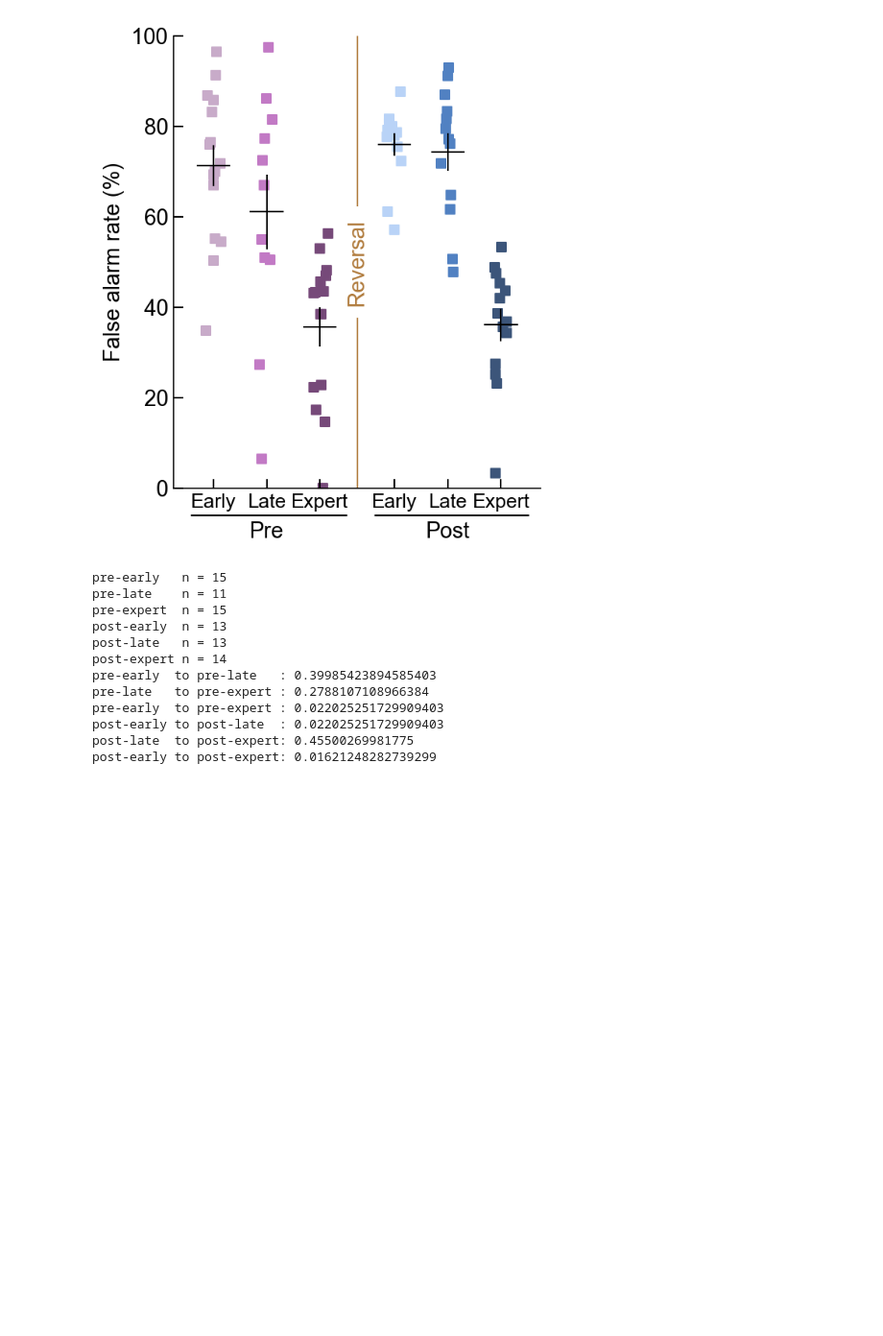
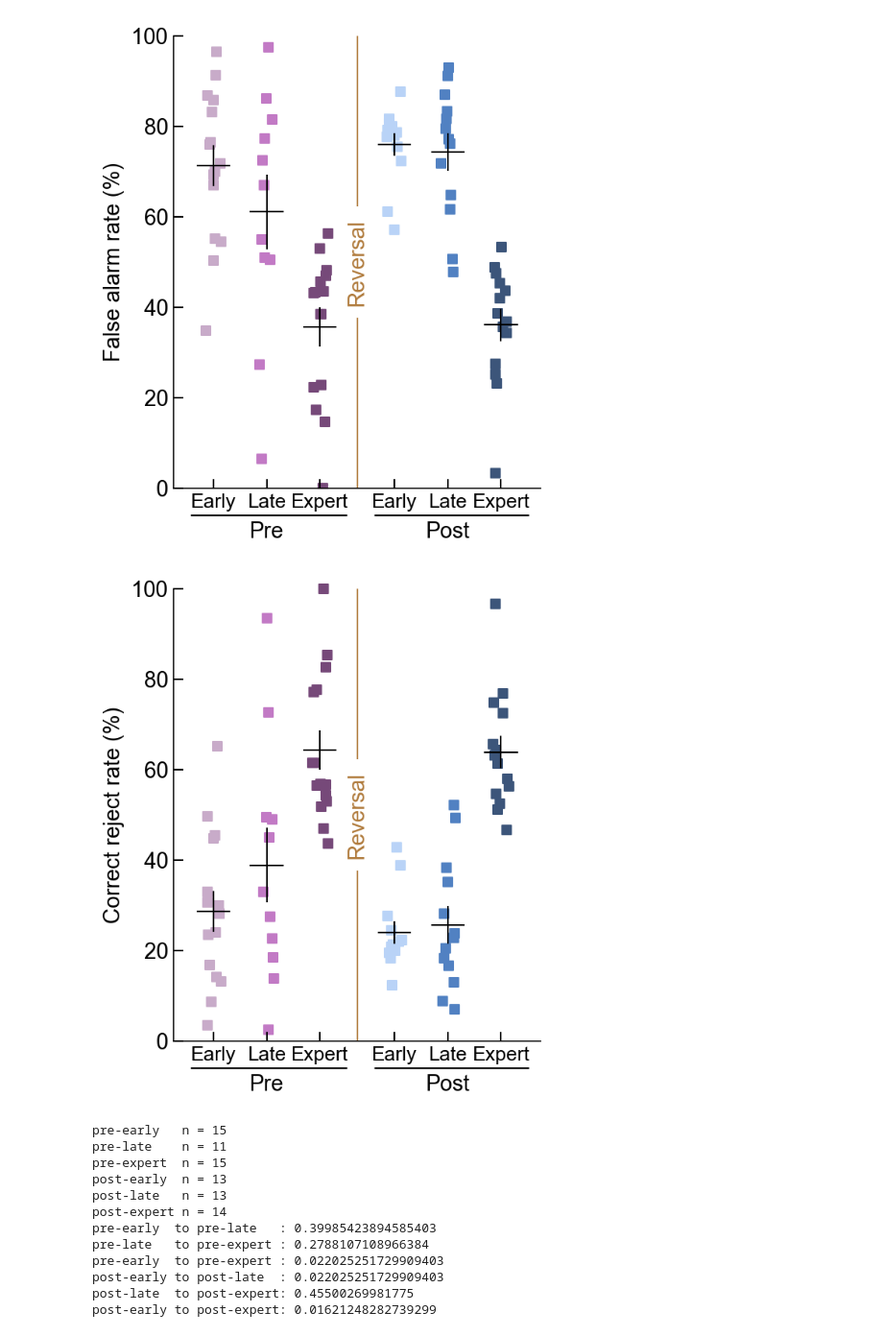
Before and after one commit to InsanallyLab/TothSidleck2024, a Jupyter notebook: Notebooks/Reviewer 2/Go rate revised.ipynb, the cells around one changed output. Shown at 96% size. Cells and saved outputs as stored; diff of their text form; code cells hidden in the pictures; blank space fills up the shorter version.

```diff
--- a/Notebooks/Reviewer 2/Go rate revised.ipynb
+++ b/Notebooks/Reviewer 2/Go rate revised.ipynb
@@ -817,5 +817,77 @@ artists = [ylab,t1,t2]
 # %% [output]
 [figure]
+# %%
+fig,ax = make_axis_size(3.25, 4, left=.3, bottom=.3, right=0, top=0)
+switch_offset = 0.2
+#switch_offset = 0
+################################################################################################################
+
+#Plot figure
+
+data = data_fa
+labels = ['Early','Late','Expert','Early','Late','Expert']
+numCon = len(data)
+
+sz = 35
+width = 0.3
+
+for idx,column in enumerate(data):
+    Y = 100-ilep.rmnan(column)
+    X = np.random.uniform(-width/2,width/2,size=len(Y)) + idx
+
+
+    mean = np.mean(Y)
+    SEM = sem(Y)
+    if idx<3:
+        ax.scatter(X-switch_offset,Y,s=sz,color=PHASE_COLORS[idx],marker='s',clip_on=False)
+        ax.plot([idx-switch_offset-width,idx-switch_offset+width],[mean]*2,color='k',lw=1)
+        ax.plot([idx-switch_offset]*2,[mean-SEM,mean+SEM],color='k',lw=1)
+
+    else:
+        ax.scatter(X+switch_offset,Y,s=sz,color=PHASE_COLORS[idx],marker='s',clip_on=False)
+        ax.plot([idx+switch_offset-width,idx+switch_offset+width],[mean]*2,color='k',lw=1)
+        ax.plot([idx+switch_offset]*2,[mean-SEM,mean+SEM],color='k',lw=1)
+
+
+################################################################################################################
+
+labels = ['Early','Late','Expert','Early','Late','Expert']
+
+ax.set_ylim([0,100])
+ylab = ax.set_ylabel('Correct reject rate (%)')
+
+ax.set_xlim([-0.75-switch_offset,5.75+switch_offset])
+ax.set_xticks([0-switch_offset,1-switch_offset,2-switch_offset,3+switch_offset,4+switch_offset,5+switch_offset])
+ax.set_xticklabels(labels)
+# xlab = ax.set_xlabel('Example X label')
+
+xtick_pos_pre = ax.get_xticks()[1]
+xtick_pos_post = ax.get_xticks()[4]
+Yval = ilep.getPrePostLabelYval(ax.get_ylim(),Yfrac=-2*stdyfrac)
+t1 = ax.text(xtick_pos_pre, Yval, 'Pre', ha='center', va='bottom', fontsize=stdfont,color='k')
+t2 = ax.text(xtick_pos_post, Yval, 'Post', ha='center', va='bottom',  fontsize=stdfont,color='k')
+ax.annotate('', xy=(0.04, -stdyfrac), xycoords='axes fraction', xytext=(0.48, -stdyfrac),arrowprops=dict(arrowstyle='-', color='black'))
+ax.annotate('', xy=(0.54, -stdyfrac), xycoords='axes fraction', xytext=(0.975, -stdyfrac),arrowprops=dict(arrowstyle='-', color='black'))
+
+ax.tick_params(direction='in', length=6, width=1)
+
+for item in ([ax.title, ax.xaxis.label, ax.yaxis.label] +
+    ax.get_xticklabels() + ax.get_yticklabels()):
+    item.set_fontsize(stdfont)
+for item in (ax.get_xticklabels()):
+    item.set_fontsize(stdfont*0.9)
+    pass
+
+### Linear
+Y = np.mean(ax.get_ylim())
+t = ax.text(2.5,Y,'Reversal',rotation=90,fontsize=stdfont,color=SWITCH_COLOR,horizontalalignment='center',verticalalignment='center')
+ax.plot([2.5]*2,[ax.get_ylim()[0],Y-np.ptp(ax.get_ylim())*0.125],lw=1,color=SWITCH_COLOR)
+ax.plot([2.5]*2,[ax.get_ylim()[1],Y+np.ptp(ax.get_ylim())*0.125],lw=1,color=SWITCH_COLOR)
+
+artists = [ylab,t1,t2]
+fig.savefig(os.path.join('C:\\Users\\4thgr\\Downloads\\correct reject rate.pdf'),transparent=False,facecolor="white",dpi=400, bbox_extra_artists=(artists), bbox_inches='tight')
+# %% [output]
+[figure, added]
 # %%
 data_hit = SimpleNamespace()
 data_hit.preearly = hit_preearly_value
```
Also changed, not shown: parts of 3 cells of this notebook, 10 other files.
